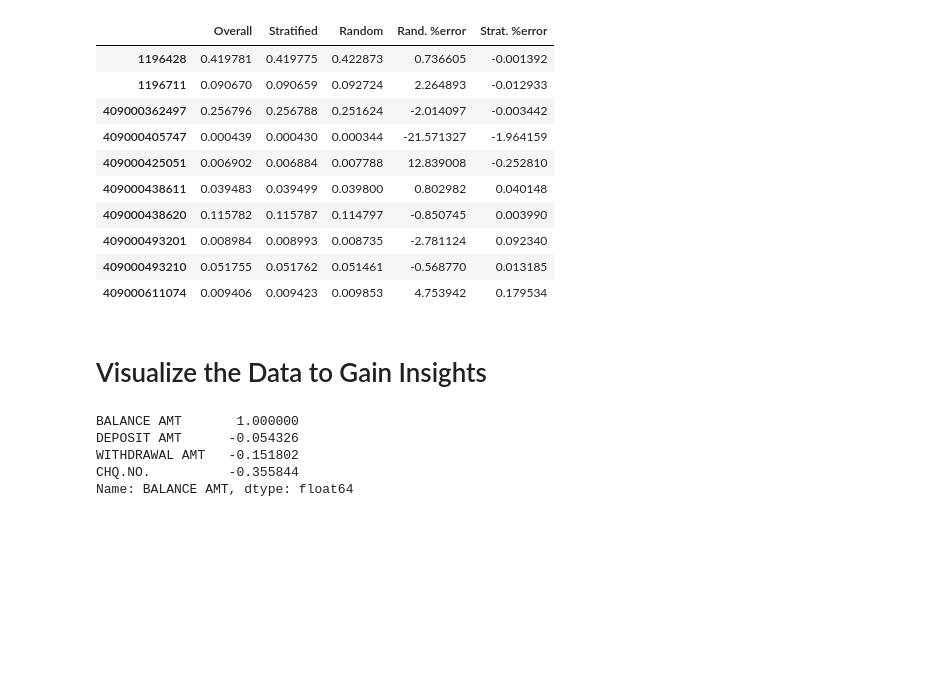
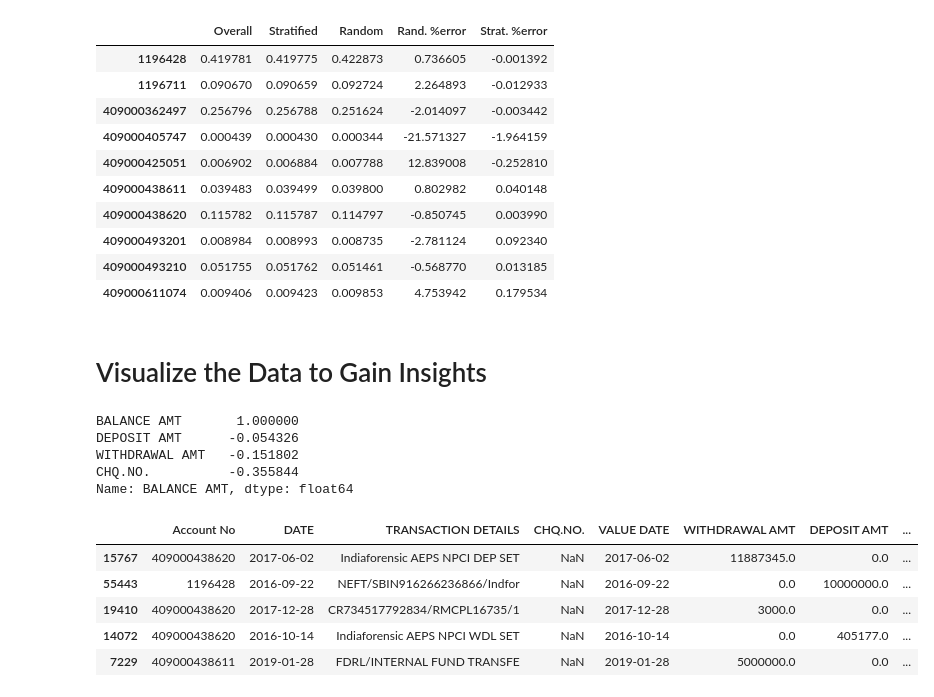
Before and after one commit to mehedihasanreal/MISL-Intern, a Jupyter notebook: Bank.ipynb, the cells around one changed output. Cells and saved outputs as stored; diff of their text form; code cells hidden in the pictures; blank space fills up the shorter version.

```diff
--- a/Bank.ipynb
+++ b/Bank.ipynb
@@ -234,3 +234,14 @@ DEPOSIT AMT      -0.054326
 WITHDRAWAL AMT   -0.151802
 CHQ.NO.          -0.355844
 Name: BALANCE AMT, dtype: float64
+# %%
+bank['DEPOSIT AMT'].fillna(0,inplace=True)
+bank['WITHDRAWAL AMT'].fillna(0,inplace=True)
+bank.head()
+# %% [output]
+|  | Account No | DATE | TRANSACTION DETAILS | CHQ.NO. | VALUE DATE | WITHDRAWAL AMT | DEPOSIT AMT | ... |
+| 15767 | 409000438620 | 2017-06-02 | Indiaforensic AEPS NPCI DEP SET | NaN | 2017-06-02 | 11887345.0 | 0.0 | ... |
+| 55443 | 1196428 | 2016-09-22 | NEFT/SBIN916266236866/Indfor | NaN | 2016-09-22 | 0.0 | 10000000.0 | ... |
+| 19410 | 409000438620 | 2017-12-28 | CR734517792834/RMCPL16735/1 | NaN | 2017-12-28 | 3000.0 | 0.0 | ... |
+| 14072 | 409000438620 | 2016-10-14 | Indiaforensic AEPS NPCI WDL SET | NaN | 2016-10-14 | 0.0 | 405177.0 | ... |
+| 7229 | 409000438611 | 2019-01-28 | FDRL/INTERNAL FUND TRANSFE | NaN | 2019-01-28 | 5000000.0 | 0.0 | ... |
```
Also changed, not shown: parts of 6 cells of this notebook.
